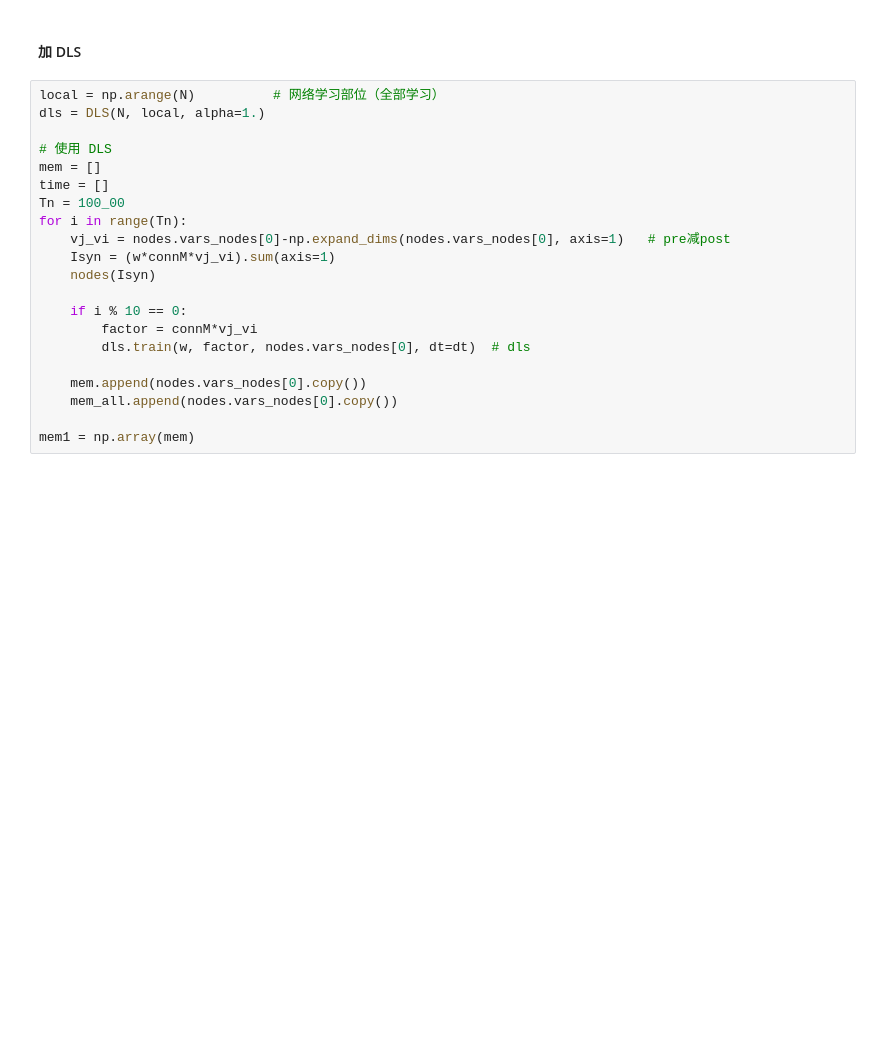
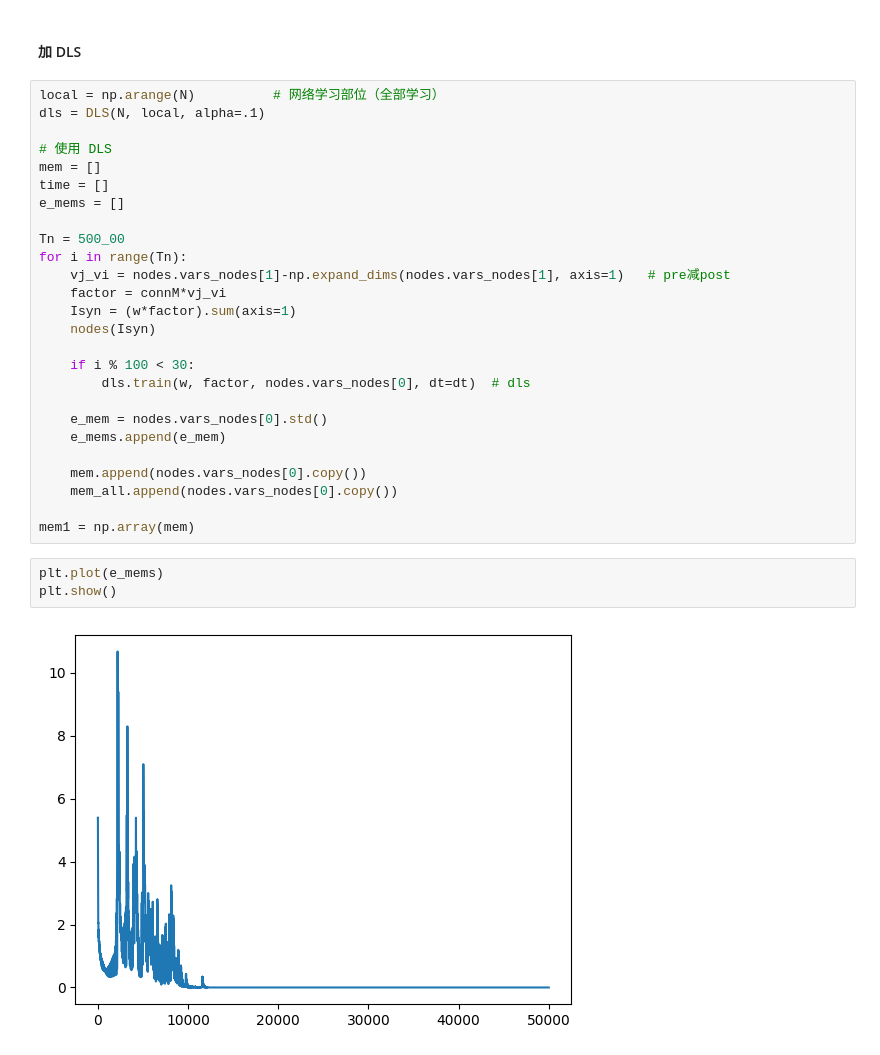
Before and after one commit to wuwywu/dynPy, a Jupyter notebook: examples/DLS/test_DLS.ipynb, the cells around one changed output. Cells and saved outputs as stored; diff of their text form; blank space fills up the shorter version.

```diff
--- a/examples/DLS/test_DLS.ipynb
+++ b/examples/DLS/test_DLS.ipynb
@@ -89,25 +89,35 @@ plt.show()
 #### 加 DLS
 # %%
 local = np.arange(N)          # 网络学习部位（全部学习）
-dls = DLS(N, local, alpha=1.)
+dls = DLS(N, local, alpha=.1)
 
 # 使用 DLS
 mem = []
 time = []
-Tn = 100_00
+e_mems = []
+
+Tn = 500_00
 for i in range(Tn):
-    vj_vi = nodes.vars_nodes[0]-np.expand_dims(nodes.vars_nodes[0], axis=1)   # pre减post
-    Isyn = (w*connM*vj_vi).sum(axis=1)
+    vj_vi = nodes.vars_nodes[1]-np.expand_dims(nodes.vars_nodes[1], axis=1)   # pre减post
+    factor = connM*vj_vi
+    Isyn = (w*factor).sum(axis=1)
     nodes(Isyn)
 
-    if i % 10 == 0:
-        factor = connM*vj_vi
+    if i % 100 < 30:
         dls.train(w, factor, nodes.vars_nodes[0], dt=dt)  # dls
+
+    e_mem = nodes.vars_nodes[0].std()
+    e_mems.append(e_mem)
 
     mem.append(nodes.vars_nodes[0].copy())
     mem_all.append(nodes.vars_nodes[0].copy())
 
 mem1 = np.array(mem)
+# %%
+plt.plot(e_mems)
+plt.show()
+# %% [output]
+[figure, added]
 # %%
 fig, axs = plt.subplots(2, 1, figsize=(8, 4))
 im1 = axs[0].imshow(mem1, origin="lower", aspect="auto")
```
Also changed, not shown: parts of 8 cells of this notebook, 3 other files.
